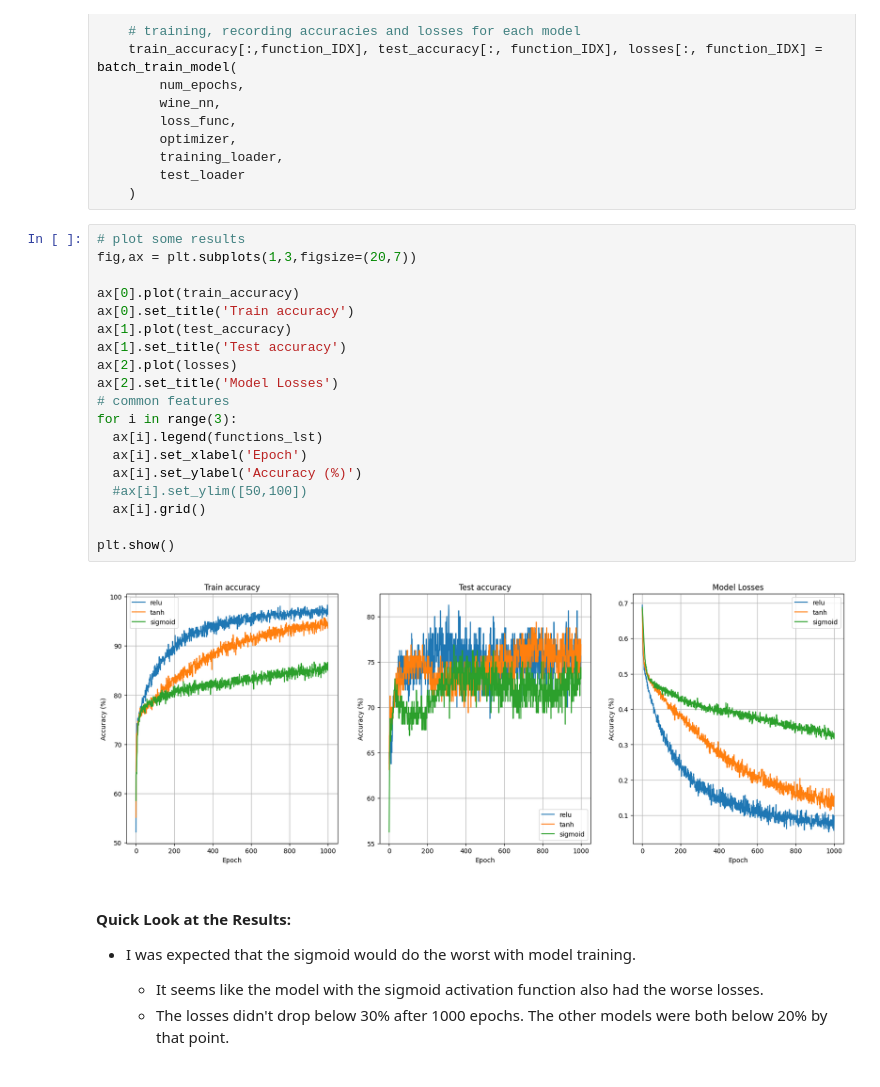
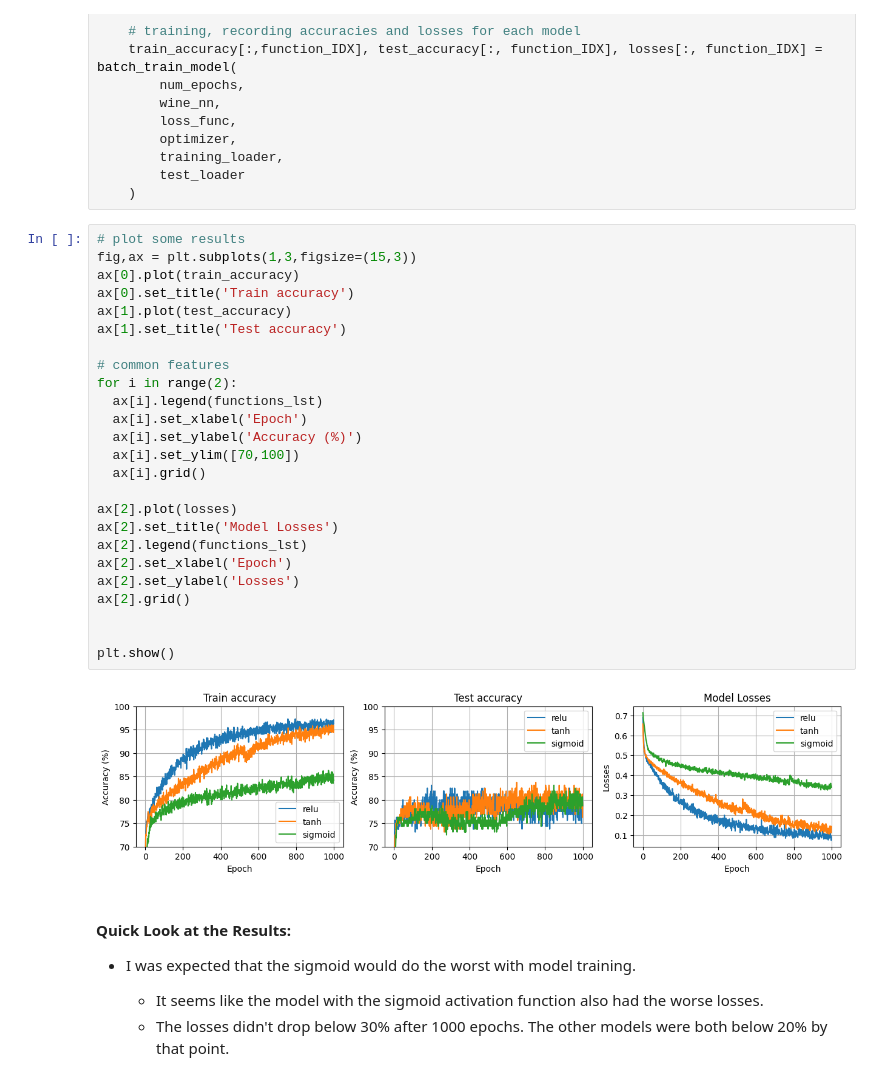
Before and after one commit to ElleyFolks/Deep-Understanding-Deep-Learning, a Jupyter notebook: Section 10 Meta Parameters/10.91 Activation Functions Comparison/activation_comparison.ipynb, the cells around one changed output. Saved outputs shown, nothing was run; the diff lists cells and outputs as text.

```diff
--- a/Section 10 Meta Parameters/10.91 Activation Functions Comparison/activation_comparison.ipynb
+++ b/Section 10 Meta Parameters/10.91 Activation Functions Comparison/activation_comparison.ipynb
@@ -226,25 +224,31 @@ for function_IDX, act_function in enumerate(functions_lst):
     )
 # %%
 # plot some results
-fig,ax = plt.subplots(1,3,figsize=(20,7))
-
+fig,ax = plt.subplots(1,3,figsize=(15,3))
 ax[0].plot(train_accuracy)
 ax[0].set_title('Train accuracy')
 ax[1].plot(test_accuracy)
 ax[1].set_title('Test accuracy')
-ax[2].plot(losses)
-ax[2].set_title('Model Losses')
+
 # common features
-for i in range(3):
+for i in range(2):
   ax[i].legend(functions_lst)
   ax[i].set_xlabel('Epoch')
   ax[i].set_ylabel('Accuracy (%)')
-  #ax[i].set_ylim([50,100])
+  ax[i].set_ylim([70,100])
   ax[i].grid()
 
+ax[2].plot(losses)
+ax[2].set_title('Model Losses')
+ax[2].legend(functions_lst)
+ax[2].set_xlabel('Epoch')
+ax[2].set_ylabel('Losses')
+ax[2].grid()
+
+
 plt.show()
 # %% [output]
-[figure, old version]
+[figure, new version]
 # %% [markdown]
 #### Quick Look at the Results:
 - I was expected that the sigmoid would do the worst with model training.
```
Also changed, not shown: parts of 5 cells of this notebook, 1 other file.
